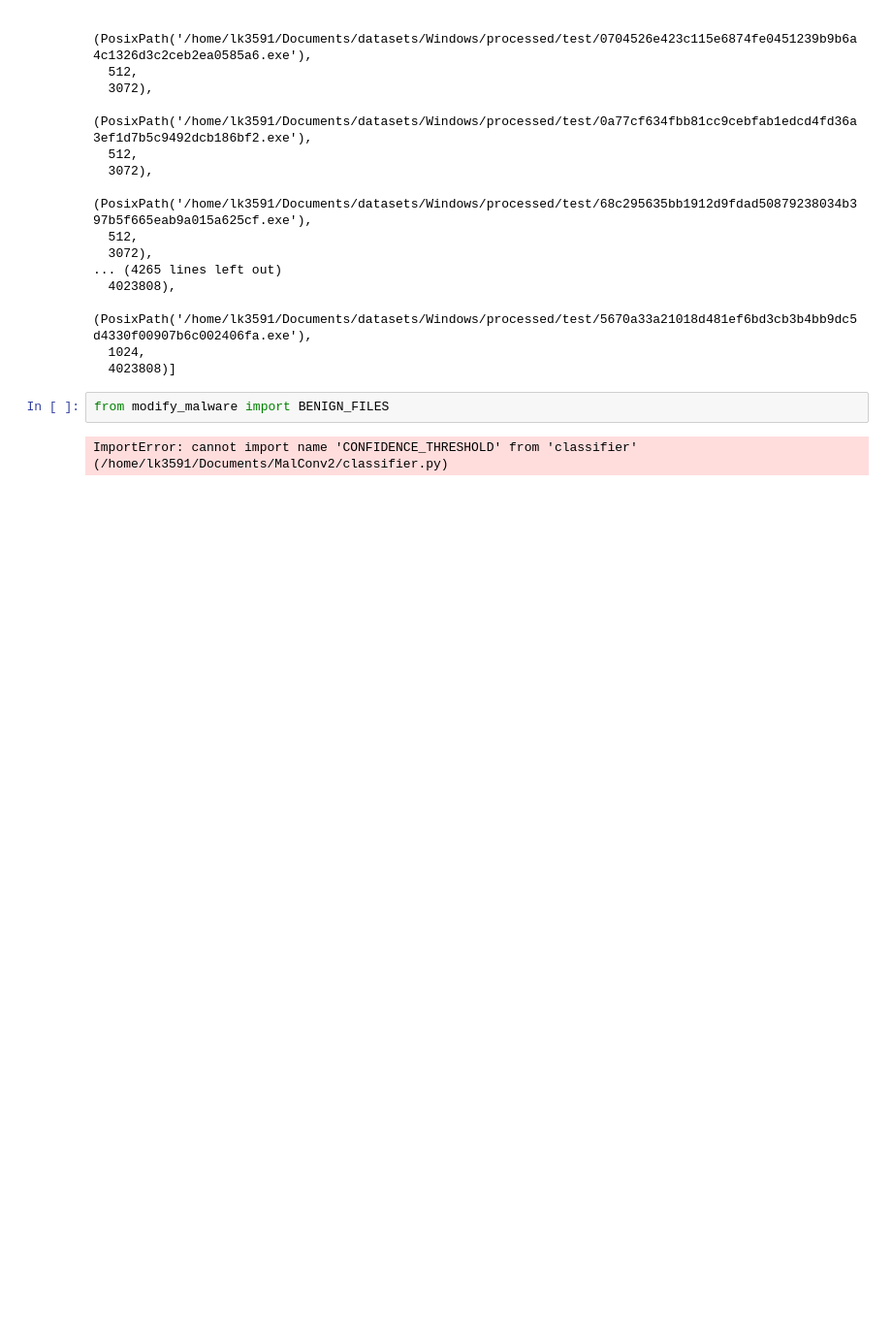
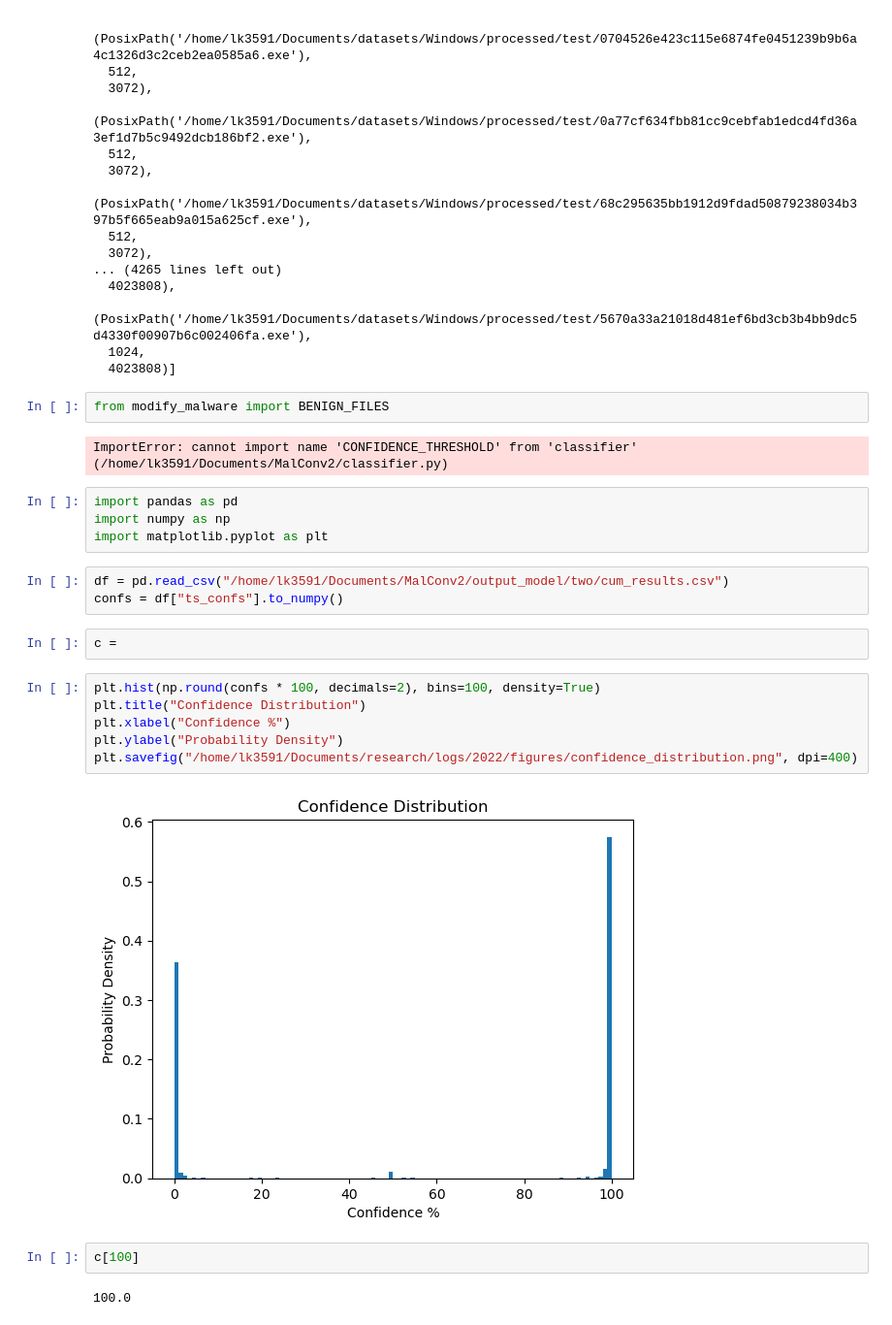
Before and after one commit to lkurlandski/MalConv2, a Jupyter notebook: executables.ipynb, the cells around one changed output. Shown at 97% size. Saved outputs shown, nothing was run; the diff lists cells and outputs as text; blank space fills up the shorter version.

```diff
--- a/executables.ipynb
+++ b/executables.ipynb
@@ -712,3 +712,24 @@ BENIGN_FILES = [
 from modify_malware import BENIGN_FILES
 # %% [output]
 ImportError: cannot import name 'CONFIDENCE_THRESHOLD' from 'classifier' (/home/lk3591/Documents/MalConv2/classifier.py)
+# %%
+import pandas as pd
+import numpy as np
+import matplotlib.pyplot as plt
+# %%
+df = pd.read_csv("/home/lk3591/Documents/MalConv2/output_model/two/cum_results.csv")
+confs = df["ts_confs"].to_numpy()
+# %%
+c =
+# %%
+plt.hist(np.round(confs * 100, decimals=2), bins=100, density=True)
+plt.title("Confidence Distribution")
+plt.xlabel("Confidence %")
+plt.ylabel("Probability Density")
+plt.savefig("/home/lk3591/Documents/research/logs/2022/figures/confidence_distribution.png", dpi=400)
+# %% [output]
+[figure, added]
+# %%
+c[100]
+# %% [output]
+100.0
```
Also changed, not shown: 3 other files.
